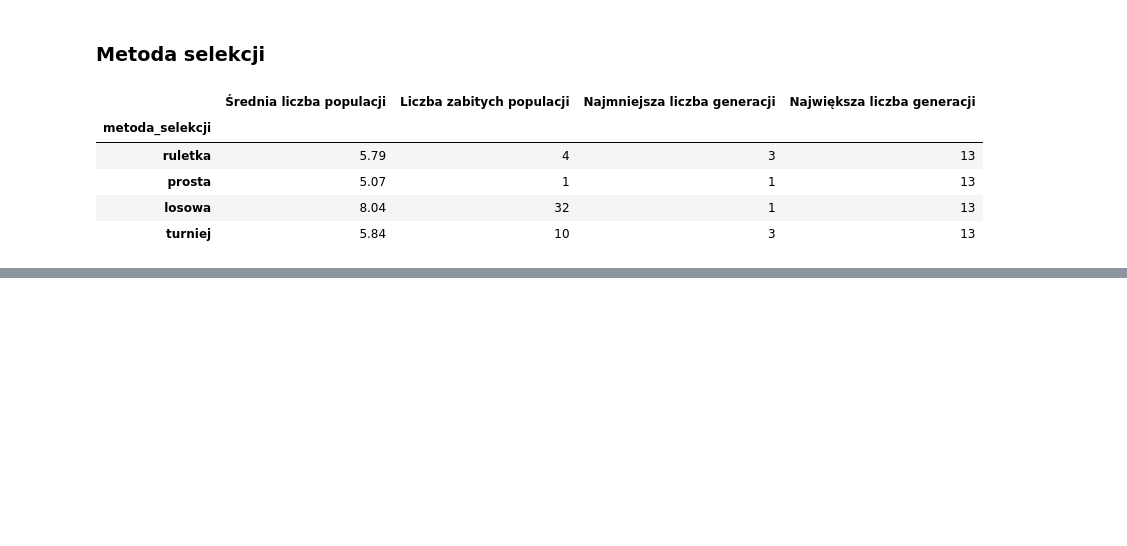
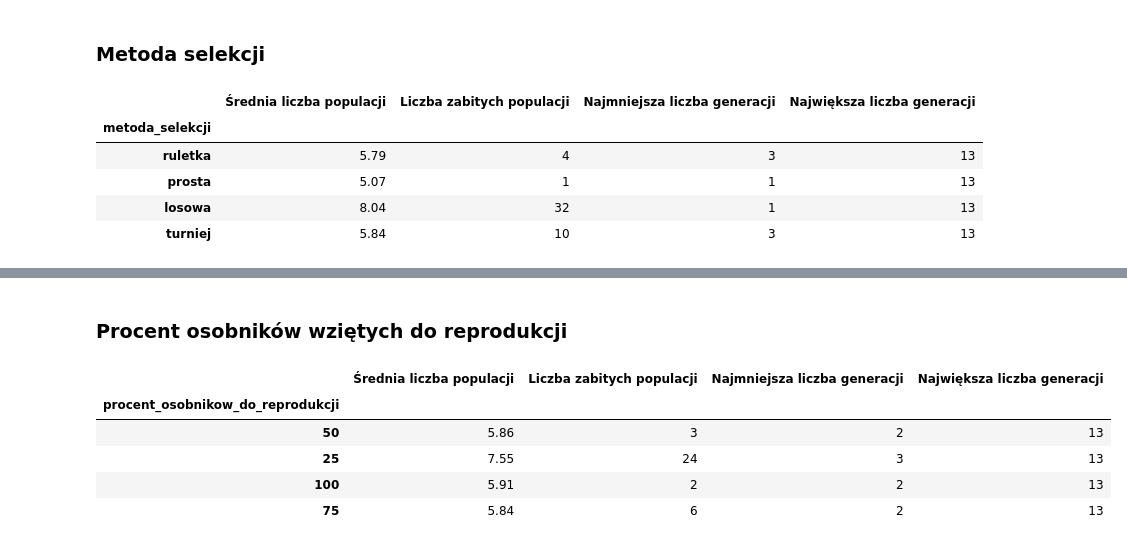
Before and after one commit to christopher-dabrowski/POSI-C3, a Jupyter notebook: Analiza pomiarow.ipynb, the cells around one changed output, grey strips where cells are left out. Cells and saved outputs as stored; diff of their text form; code cells hidden in the pictures; blank space fills up the shorter version.

```diff
--- a/Analiza pomiarow.ipynb
+++ b/Analiza pomiarow.ipynb
@@ -110,0 +176,13 @@ px.bar(df.sort_values(y), x=x, y=y, color=x,
+# %% [markdown]
+### Procent osobników wziętych do reprodukcji
+# %%
+df = read_data_files_to_df(f'{base_path}/procent_osobnikow_do_reprodukcji')
+results_df = df.iloc[:, -4:]
+results_df
+# %% [output]
+|  | Średnia liczba populacji | Liczba zabitych populacji | Najmniejsza liczba generacji | Największa liczba generacji |
+| procent_osobnikow_do_reprodukcji |  |  |  |  |
+| 50 | 5.86 | 3 | 2 | 13 |
+| 25 | 7.55 | 24 | 3 | 13 |
+| 100 | 5.91 | 2 | 2 | 13 |
+| 75 | 5.84 | 6 | 2 | 13 |
```
Also changed, not shown: parts of 14 cells of this notebook.
